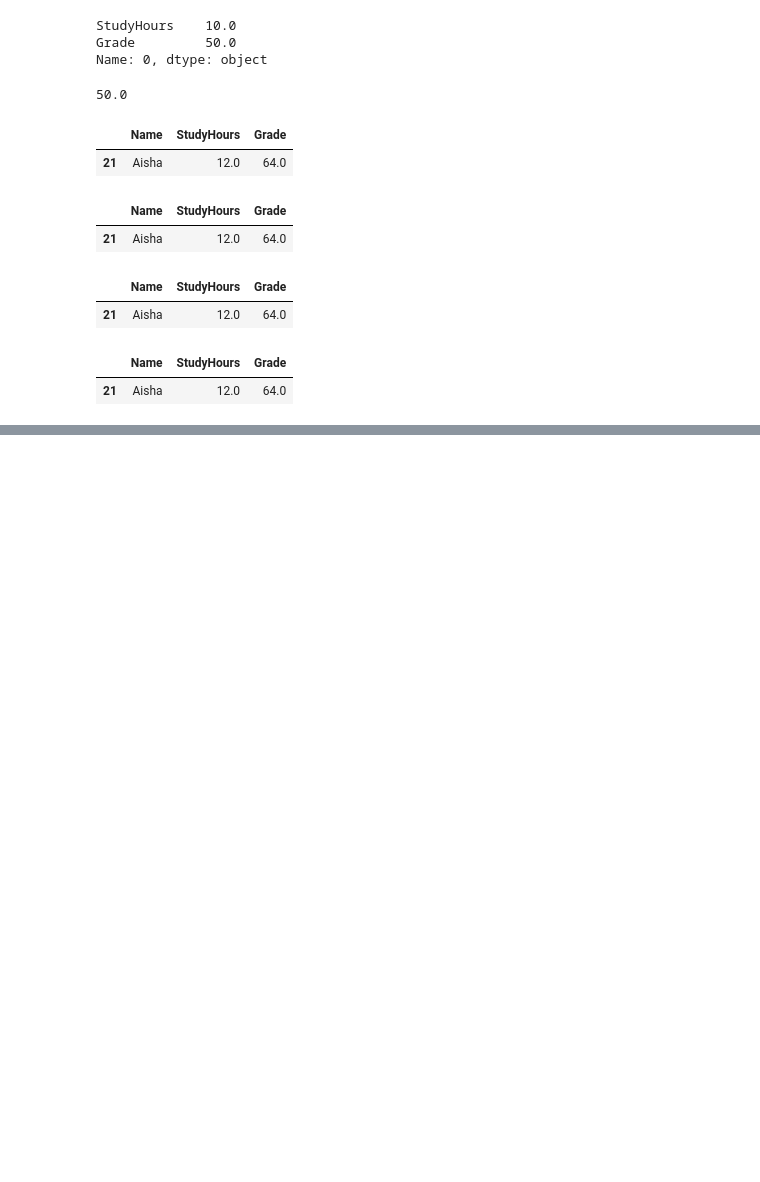
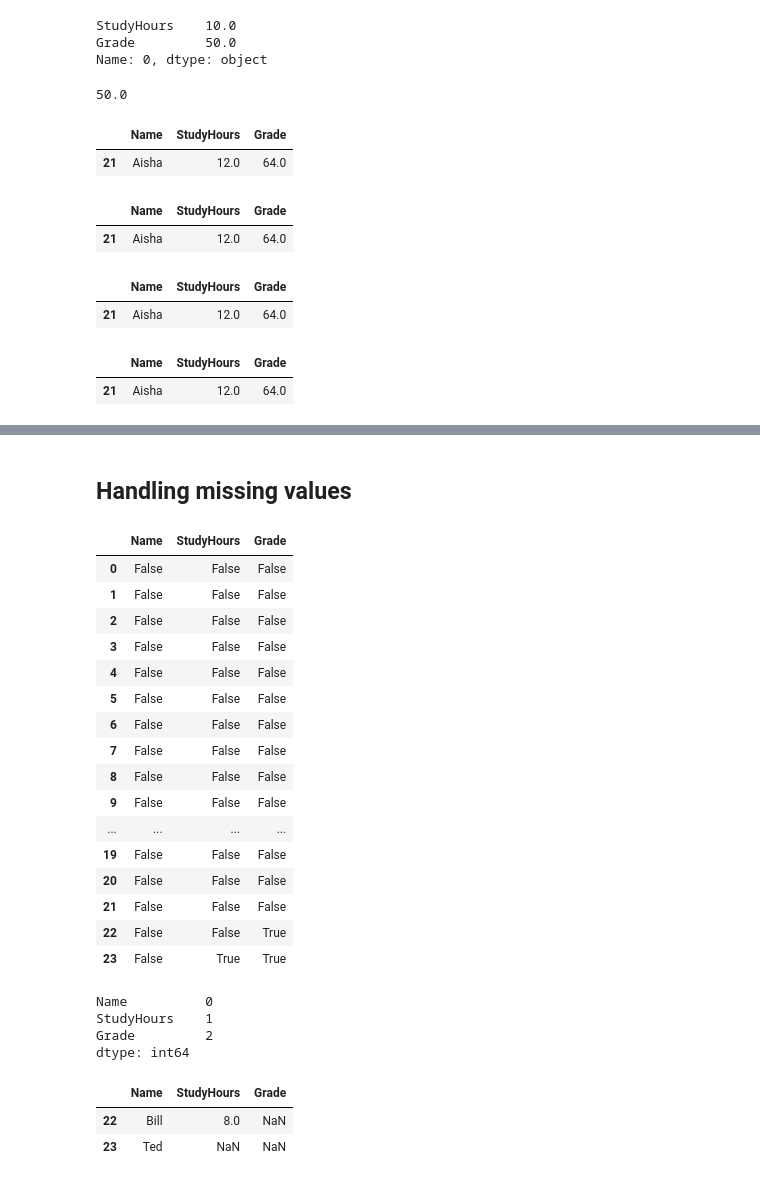
Before and after one commit to roangira99/Data-Analysis-ML, a Jupyter notebook: student_grades.ipynb, the cells around one changed output, grey strips where cells are left out. Drawn from its saved outputs; the diff is of its cells as text; code cells hidden in the pictures; blank space fills up the shorter version.

```diff
--- a/student_grades.ipynb
+++ b/student_grades.ipynb
@@ -164,0 +176,37 @@ df_students[df_students.Name == 'Aisha']
+# %% [markdown]
+## Handling missing values
+# %%
+# Identifying null values
+df_students.isnull()
+# %% [output]
+|  | Name | StudyHours | Grade |
+| 0 | False | False | False |
+| 1 | False | False | False |
+| 2 | False | False | False |
+| 3 | False | False | False |
+| 4 | False | False | False |
+| 5 | False | False | False |
+| 6 | False | False | False |
+| 7 | False | False | False |
+| 8 | False | False | False |
+| 9 | False | False | False |
+| ... | ... | ... | ... |
+| 19 | False | False | False |
+| 20 | False | False | False |
+| 21 | False | False | False |
+| 22 | False | False | True |
+| 23 | False | True | True |
+# %%
+df_students.isnull().sum()
+# %% [output]
+Name          0
+StudyHours    1
+Grade         2
+dtype: int64
+# %%
+# Filter for rows where any of the columns are null
+df_students[df_students.isnull().any(axis=1)]
+# %% [output]
+|  | Name | StudyHours | Grade |
+| 22 | Bill | 8.0 | NaN |
+| 23 | Ted | NaN | NaN |
```
Also changed, not shown: parts of 11 cells of this notebook.
